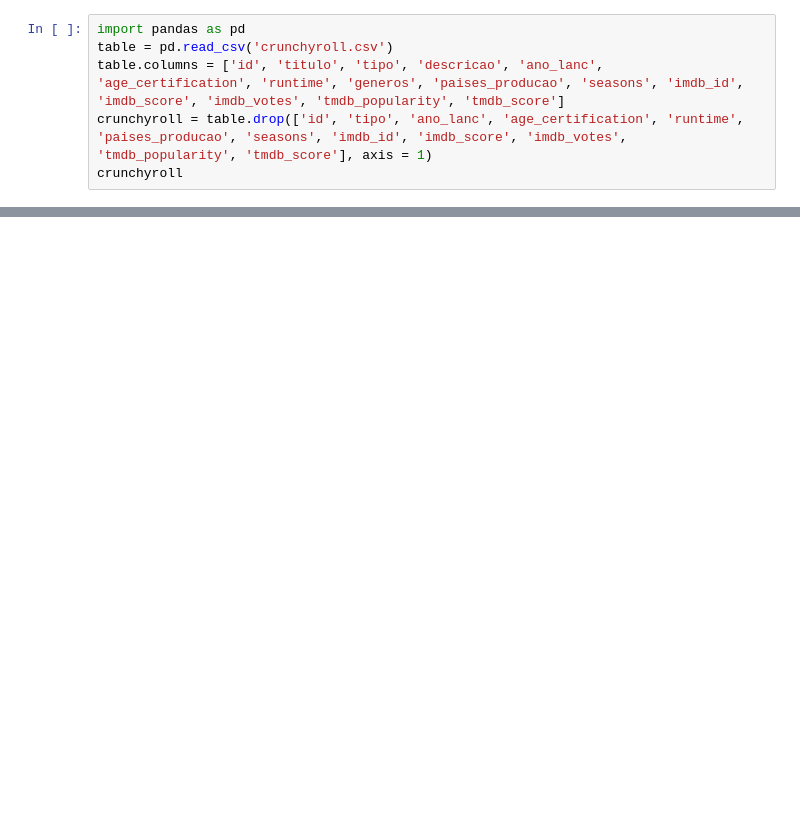
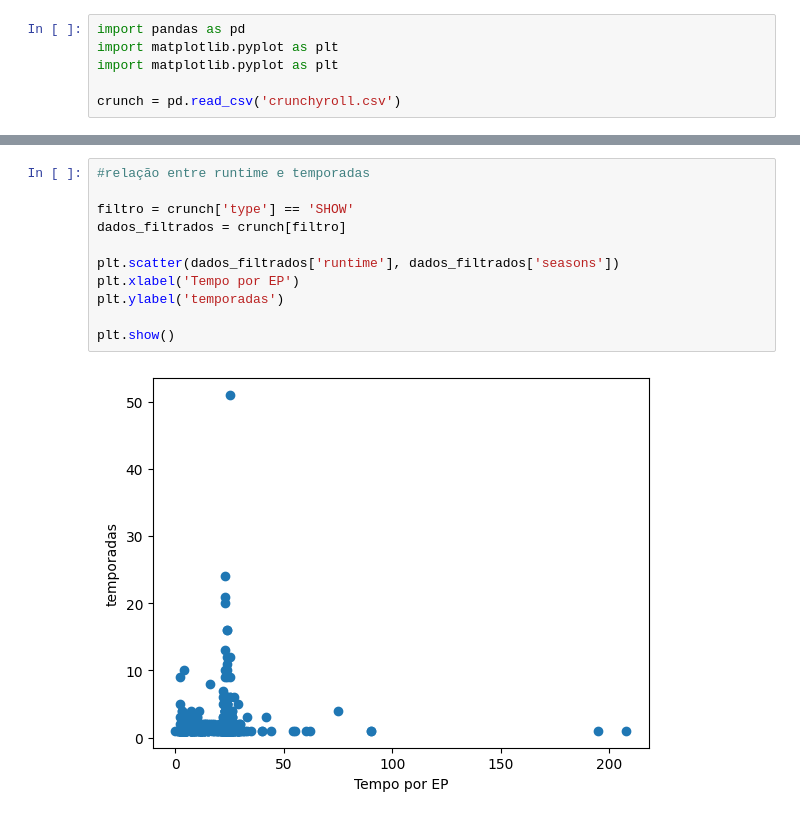
Before and after one commit to PauloSTDev/multi_label, a Jupyter notebook: Atividade G2.ipynb, the cells around one changed output, grey strips where cells are left out. Drawn from its saved outputs; the diff is of its cells as text; blank space fills up the shorter version.

```diff
--- a/Atividade G2.ipynb
+++ b/Atividade G2.ipynb
@@ -1,6 +1,6 @@
 # %%
 import pandas as pd
-table = pd.read_csv('crunchyroll.csv')
-table.columns = ['id', 'titulo', 'tipo', 'descricao', 'ano_lanc', 'age_certification', 'runtime', 'generos', 'paises_producao', 'seasons', 'imdb_id', 'imdb_score', 'imdb_votes', 'tmdb_popularity', 'tmdb_score']
-crunchyroll = table.drop(['id', 'tipo', 'ano_lanc', 'age_certification', 'runtime', 'paises_producao', 'seasons', 'imdb_id', 'imdb_score', 'imdb_votes', 'tmdb_popularity', 'tmdb_score'], axis = 1)
-crunchyroll
+import matplotlib.pyplot as plt
+import matplotlib.pyplot as plt
+
+crunch = pd.read_csv('crunchyroll.csv')
@@ -52,0 +23,13 @@ lista_generos
+# %%
+#relação entre runtime e temporadas
+
+filtro = crunch['type'] == 'SHOW'
+dados_filtrados = crunch[filtro]
+
+plt.scatter(dados_filtrados['runtime'], dados_filtrados['seasons'])
+plt.xlabel('Tempo por EP')
+plt.ylabel('temporadas')
+
+plt.show()
+# %% [output]
+[figure, added]
```
Also changed, not shown: parts of 10 cells of this notebook.
